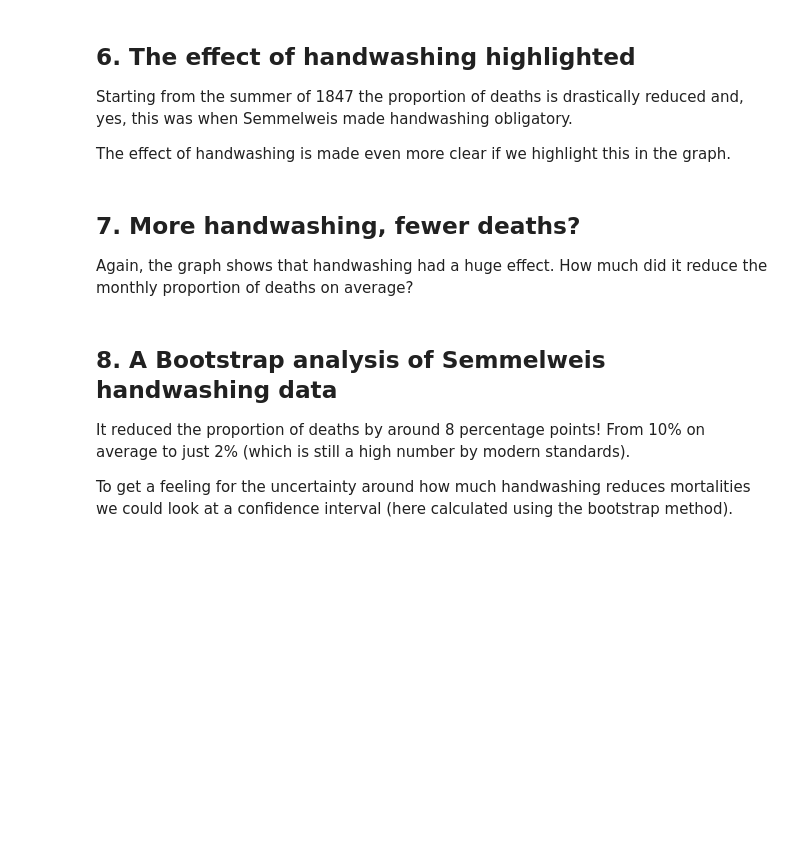
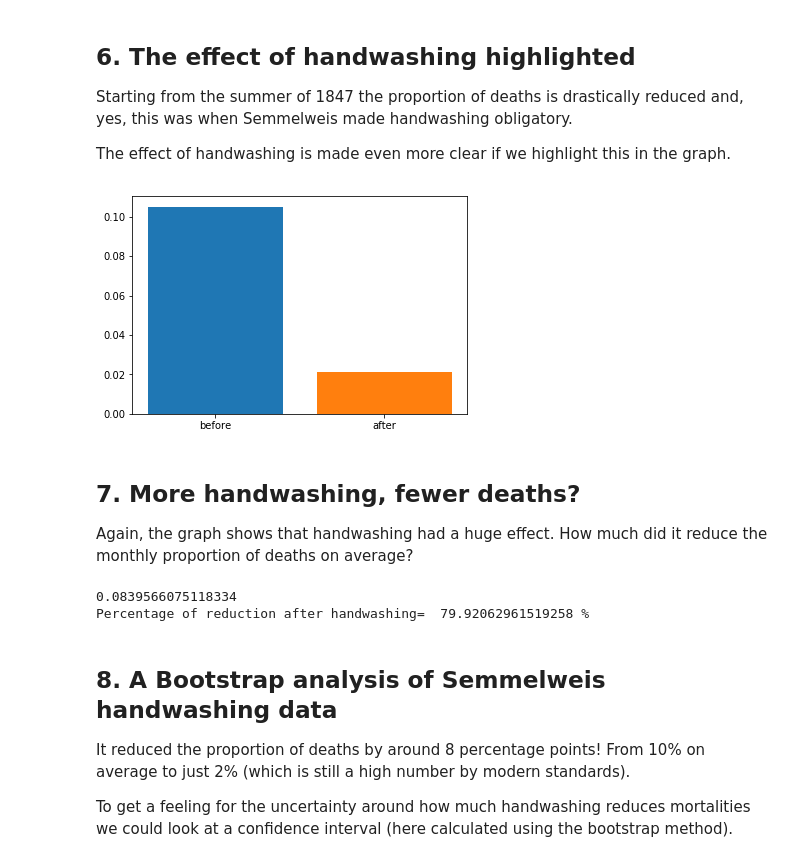
Before and after one commit to peterfnc/storytelling_challenge, a Jupyter notebook: Dr. Semmelweis and the Discovery of Handwashing/notebook.ipynb, the cells around one changed output. Cells and saved outputs as stored; diff of their text form; code cells hidden in the pictures; blank space fills up the shorter version.

```diff
--- a/Dr. Semmelweis and the Discovery of Handwashing/notebook.ipynb
+++ b/Dr. Semmelweis and the Discovery of Handwashing/notebook.ipynb
@@ -62,15 +148,37 @@ import pandas as pd
 # %%
 # Date when handwashing was made mandatory
 
 # Split monthly into before and after handwashing_start
 
+monthly_before = monthly.loc[monthly['date']<'1847-06-01']
+monthly_after = monthly.loc[monthly['date']>='1847-06-01']
+
 # Plot monthly proportion of deaths before and after handwashing
 # ... YOUR CODE FOR TASK 6 ...
+before = monthly_before['proportion'].mean()
+after = monthly_after['proportion'].mean()
+
+plt.bar('before', before)
+plt.bar('after', after)
+
+plt.show()
+# %% [output]
+[figure, added]
 # %% [markdown]
 ## 7. More handwashing, fewer deaths?
 <p>Again, the graph shows that handwashing had a huge effect. How much did it reduce the monthly proportion of deaths on average?</p>
 # %%
 # Difference in mean monthly proportion of deaths due to handwashing
+
+
+
+reduction = before - after
+print(reduction)
+down = reduction*100/before
+print('Percentage of reduction after handwashing= ', down, '%')
+# %% [output]
+0.0839566075118334
+Percentage of reduction after handwashing=  79.92062961519258 %
 # %% [markdown]
 ## 8. A Bootstrap analysis of Semmelweis handwashing data
 <p>It reduced the proportion of deaths by around 8 percentage points! From 10% on average to just 2% (which is still a high number by modern standards). </p>
```
Also changed, not shown: parts of 9 cells of this notebook, 2 other files.
